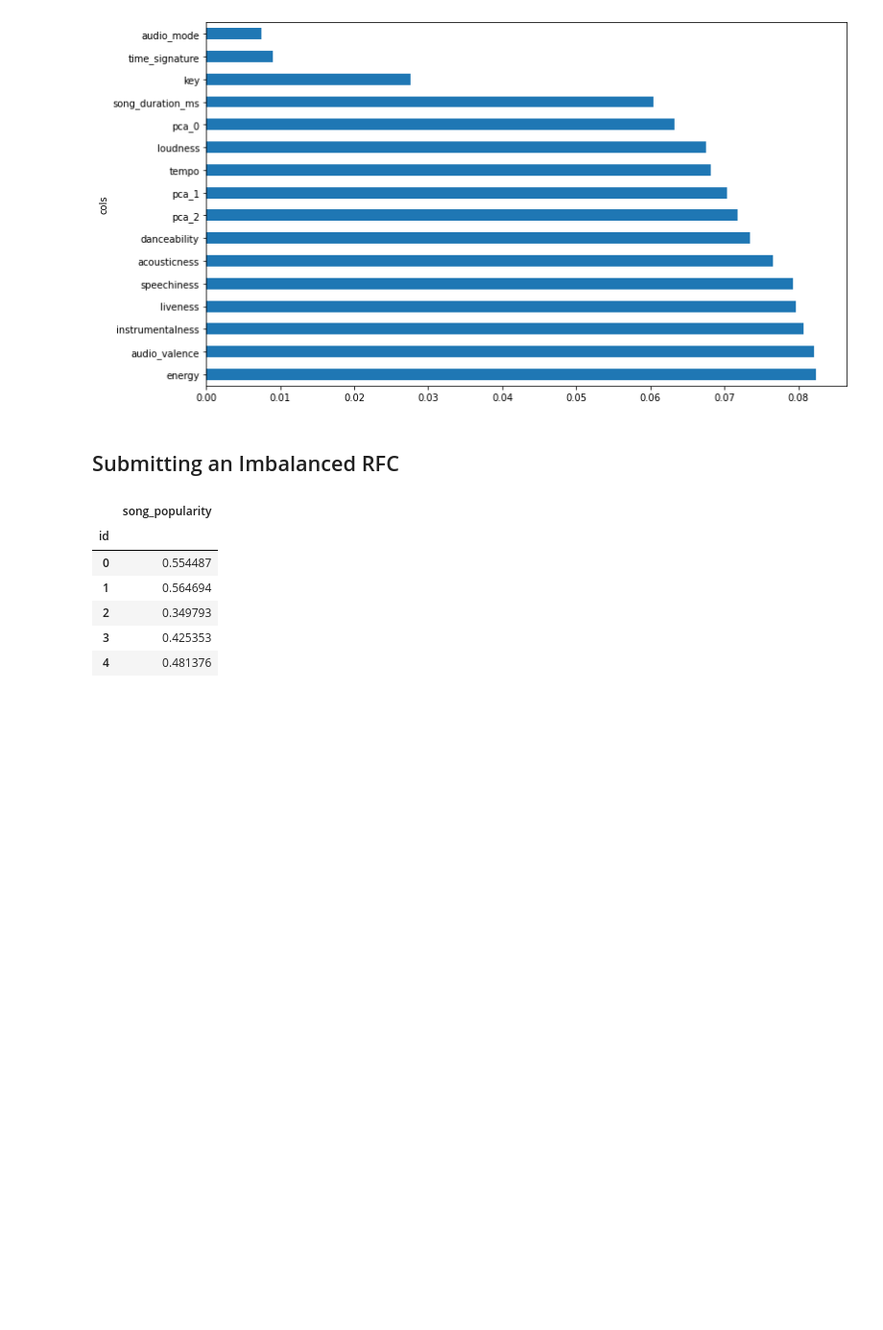
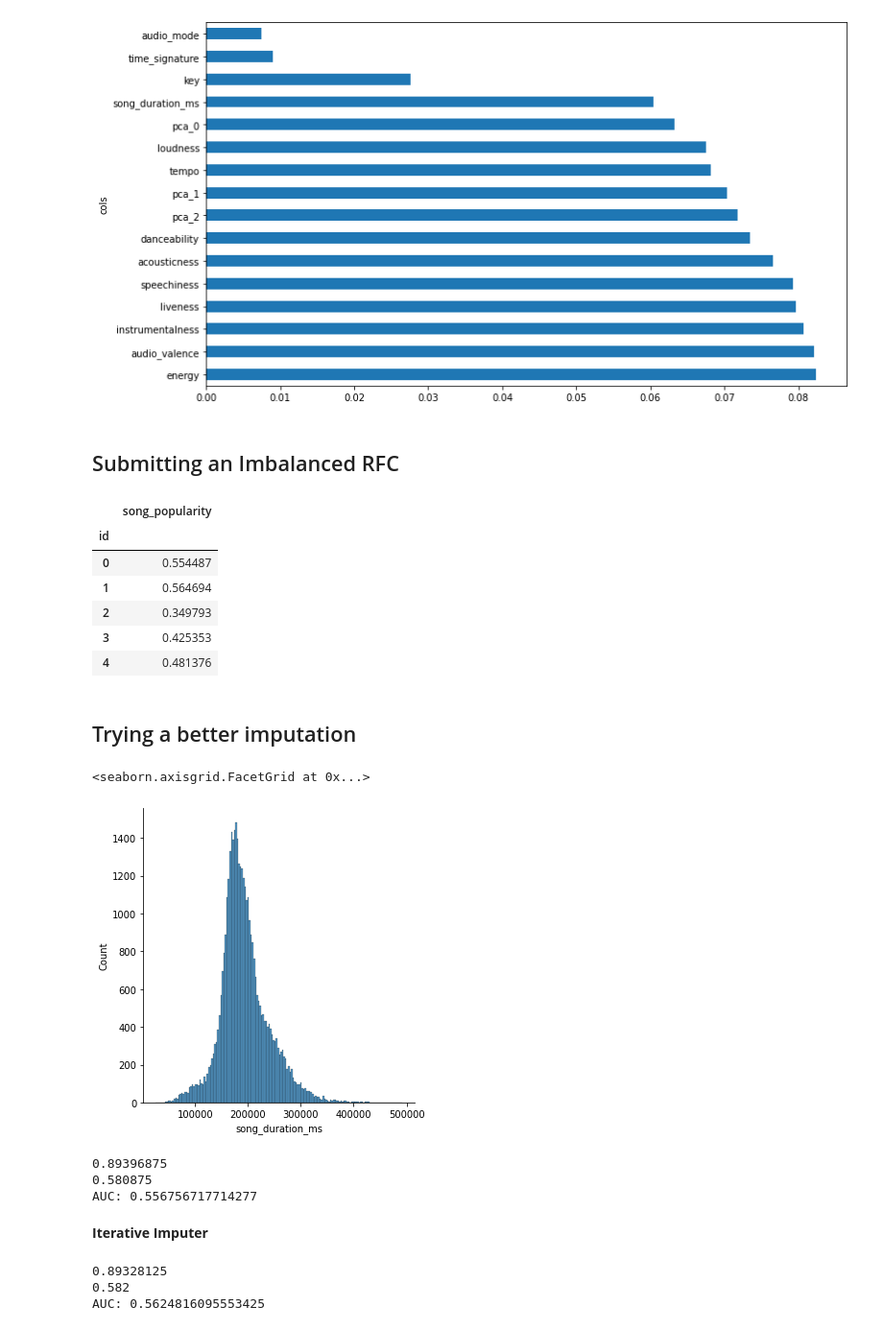
Before and after one commit to berlemontkevin/FrenchNeurons_SongPopularityPrediction, a Jupyter notebook: predicitve_algorithms/random-forest-exploration.ipynb, the cells around one changed output. Shown at 96% size. Saved outputs shown, nothing was run; the diff lists cells and outputs as text; code cells hidden in the pictures; blank space fills up the shorter version.

```diff
--- a/predicitve_algorithms/random-forest-exploration.ipynb
+++ b/predicitve_algorithms/random-forest-exploration.ipynb
@@ -284,3 +270,25 @@ submission.head()
 | 4 | 0.481376 |
 # %%
 submission.to_csv('../submissions/submission_rf_balanced_subsample.csv')
+# %% [markdown]
+## Trying a better imputation
+# %%
+from sklearn.impute import KNNImputer
+
+train = pd.read_csv('../raw_data/train.csv', index_col = 0)
+test = pd.read_csv('../raw_data/test.csv', index_col = 0)
+
+useful_cols = [col for col in train.columns if col not in ['id', 'song_popularity']]
+
+
+knn_imptr = KNNImputer(n_neighbors=1)
+train_knnimp = knn_imptr.fit_transform(train[useful_cols])
+test_knnimp = knn_imptr.transform(test[useful_cols])
+# %%
+df_train_knnimp = pd.DataFrame(train_knnimp, columns=useful_cols)
+df_test_knnimp = pd.DataFrame(test_knnimp, columns=useful_cols)
+
+sns.displot(df_train_knnimp['song_duration_ms'])
+# %% [output]
+<seaborn.axisgrid.FacetGrid at 0x...>
+[figure, added]
@@ -286,0 +298,13 @@ submission.to_csv('../submissions/submission_rf_balanced_subsample.csv')
+# %%
+clf_bcw_imp = RandomForestClassifier(n_estimators=100, min_samples_leaf=15, random_state=42, class_weight='balanced_subsample')
+clf_bcw_imp.fit(X_train_imp, y_train_imp)
+print(clf_bcw_imp.score(X_train_imp, y_train_imp))
+print(clf_bcw_imp.score(X_valid_imp, y_valid_imp))
+LR_AUC = roc_auc_score(y_valid_imp, clf_bcw_imp.predict_proba(X_valid_imp)[:,1])
+print("AUC: " + str(LR_AUC))
+# %% [output]
+0.89396875
+0.580875
+AUC: 0.556756717714277
+# %% [markdown]
+**Iterative Imputer**
@@ -286,0 +323,11 @@ submission.to_csv('../submissions/submission_rf_balanced_subsample.csv')
+# %%
+clf_bcw_iterimp = RandomForestClassifier(n_estimators=100, min_samples_leaf=15, random_state=42, class_weight='balanced_subsample')
+clf_bcw_iterimp.fit(X_train_iterimp, y_train_iterimp)
+print(clf_bcw_iterimp.score(X_train_iterimp, y_train_iterimp))
+print(clf_bcw_iterimp.score(X_valid_iterimp, y_valid_iterimp))
+LR_AUC = roc_auc_score(y_valid_iterimp, clf_bcw_iterimp.predict_proba(X_valid_iterimp)[:,1])
+print("AUC: " + str(LR_AUC))
+# %% [output]
+0.89328125
+0.582
+AUC: 0.5624816095553425
```
Also changed, not shown: parts of 21 cells of this notebook, 2 other files.
